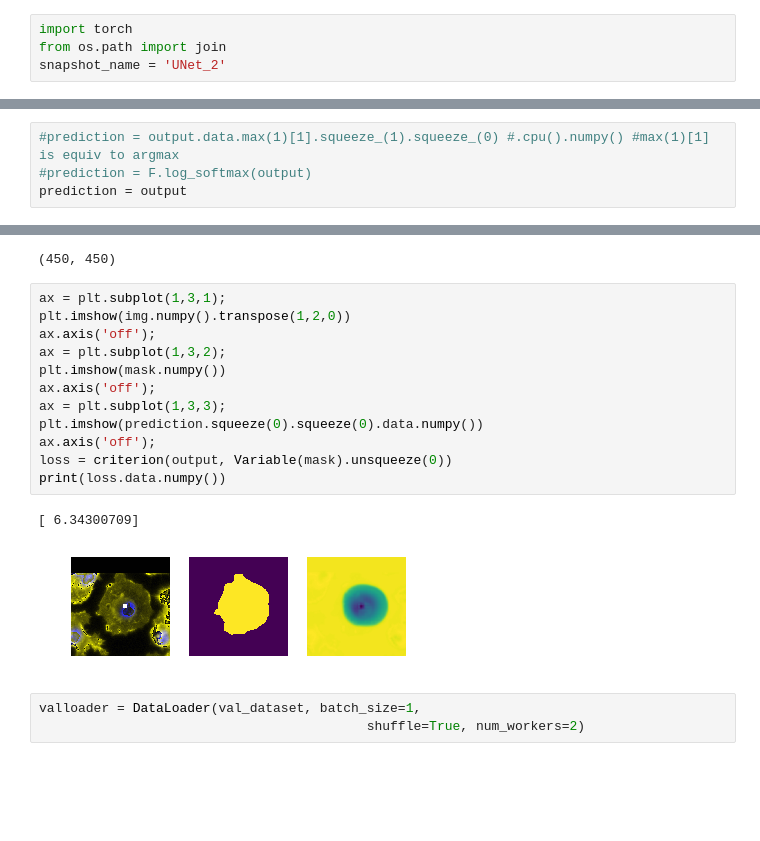
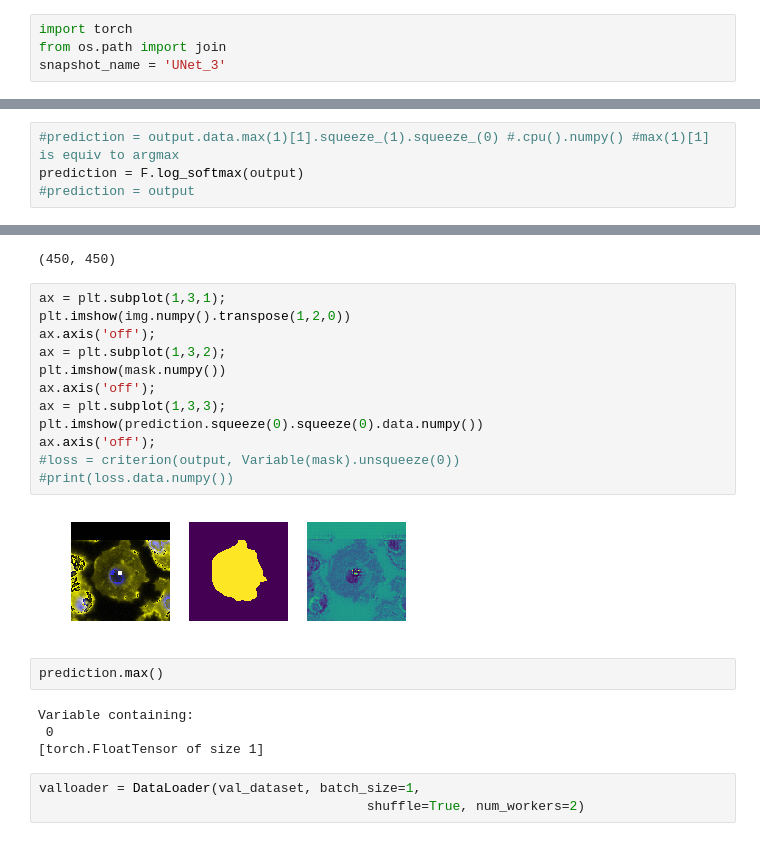
Before and after one commit to sofroniewn/pytorch-segmentation, a Jupyter notebook: notebook.ipynb, the cells around one changed output, grey strips where cells are left out. Drawn from its saved outputs; the diff is of its cells as text; blank space fills up the shorter version.

```diff
--- a/notebook.ipynb
+++ b/notebook.ipynb
@@ -169,7 +151,7 @@ KeyboardInterrupt:
 # %%
 import torch
 from os.path import join
-snapshot_name = 'UNet_2'
+snapshot_name = 'UNet_3'
 # %%
 torch.save(net.state_dict(), join(base, 'models', snapshot_name + '.pth'))
 torch.save(optimizer.state_dict(), join(base, 'models', 'opt_' + snapshot_name + '.pth'))
@@ -187,7 +190,7 @@ output = net(Variable(img).unsqueeze(0))
 # %%
 #prediction = output.data.max(1)[1].squeeze_(1).squeeze_(0) #.cpu().numpy() #max(1)[1] is equiv to argmax
-#prediction = F.log_softmax(output)
-prediction = output
+prediction = F.log_softmax(output)
+#prediction = output
 # %%
 prediction.data.squeeze(1).squeeze(0).numpy().shape
 # %% [output]
@@ -195,18 +198,23 @@ prediction.data.squeeze(1).squeeze(0).numpy().shape
 # %%
 ax = plt.subplot(1,3,1);
 plt.imshow(img.numpy().transpose(1,2,0))
 ax.axis('off');
 ax = plt.subplot(1,3,2);
 plt.imshow(mask.numpy())
 ax.axis('off');
 ax = plt.subplot(1,3,3);
 plt.imshow(prediction.squeeze(0).squeeze(0).data.numpy())
 ax.axis('off');
-loss = criterion(output, Variable(mask).unsqueeze(0))
-print(loss.data.numpy())
+#loss = criterion(output, Variable(mask).unsqueeze(0))
+#print(loss.data.numpy())
 # %% [output]
-[ 6.34300709]
-[figure, old version]
+[figure, new version]
+# %%
+prediction.max()
+# %% [output]
+Variable containing:
+ 0
+[torch.FloatTensor of size 1]
 # %%
 valloader = DataLoader(val_dataset, batch_size=1,
                                           shuffle=True, num_workers=2)
```
Also changed, not shown: parts of 9 cells of this notebook, 2 other files.
